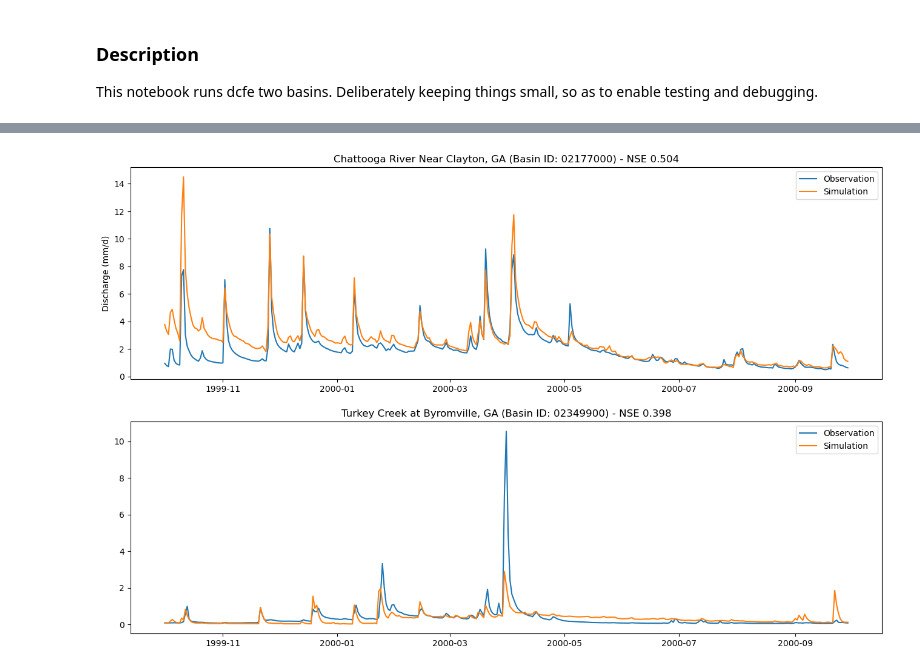
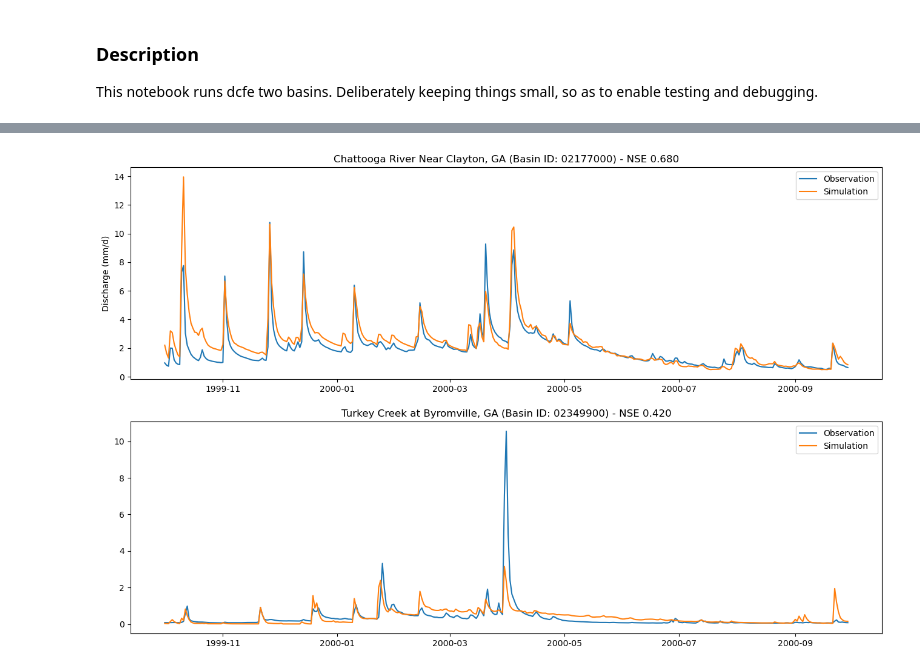
Before and after one commit to mines-ciroh/neuralhydrology, a Jupyter notebook: examples/07-DifferentialCFE-Model/developing_multibasin_dcfe.ipynb, the cells around one changed output, grey strips where cells are left out. Drawn from its saved outputs; the diff is of its cells as text; code cells hidden in the pictures.

```diff
--- a/examples/07-DifferentialCFE-Model/developing_multibasin_dcfe.ipynb
+++ b/examples/07-DifferentialCFE-Model/developing_multibasin_dcfe.ipynb
@@ -74,7 +74,7 @@ from neuralhydrology.utils.config import Config
 import matplotlib.pyplot as plt
 
 run_config = Config(Path("2basinTest_devMultiBasin.yml"))
-run_dir = Path("runs/DevMultiBasin_Test_1607_215047")
+run_dir = Path("runs/DevMultiBasin_Test_1707_091743")
 
 
 # create a tester instance and start evaluation
@@ -157 +157 @@ Metrics for 1D are calculated over last 1 elements only. Ignoring 364 prediction
-[figure, old version]
+[figure, new version]
```
Also changed, not shown: parts of 2 cells of this notebook, 1 other file.
